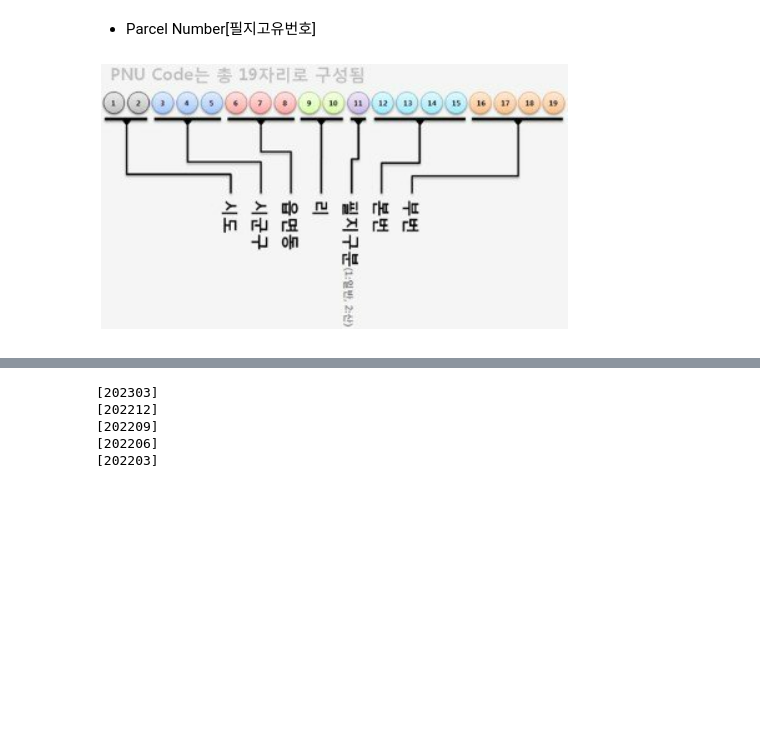
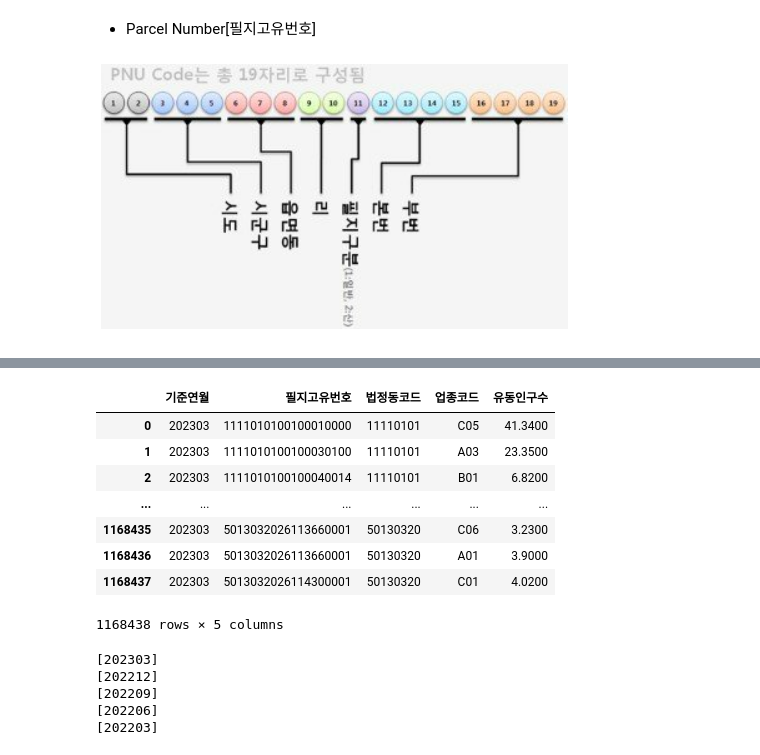
Before and after one commit to Gayeon6423/2023BigContest, a Jupyter notebook: [KCD_MARKET]_MERGE_AND_MAPPING.ipynb, the cells around one changed output, grey strips where cells are left out. Cells and saved outputs as stored; diff of their text form; code cells hidden in the pictures; blank space fills up the shorter version.

```diff
--- a/[KCD_MARKET]_MERGE_AND_MAPPING.ipynb
+++ b/[KCD_MARKET]_MERGE_AND_MAPPING.ipynb
@@ -552,3 +580,15 @@ for index, data in zip( list(range(len(field_directory[0:5]))), field_directory[
+# %%
+FLOW_DATA_LIST[4]
+# %% [output]
+|  | 기준연월 | 필지고유번호 | 법정동코드 | 업종코드 | 유동인구수 |
+| 0 | 202303 | 1111010100100010000 | 11110101 | C05 | 41.3400 |
+| 1 | 202303 | 1111010100100030100 | 11110101 | A03 | 23.3500 |
+| 2 | 202303 | 1111010100100040014 | 11110101 | B01 | 6.8200 |
+| ... | ... | ... | ... | ... | ... |
+| 1168435 | 202303 | 5013032026113660001 | 50130320 | C06 | 3.2300 |
+| 1168436 | 202303 | 5013032026113660001 | 50130320 | A01 | 3.9000 |
+| 1168437 | 202303 | 5013032026114300001 | 50130320 | C01 | 4.0200 |
+1168438 rows × 5 columns
 # %%
 # SNPPRICE_DATA_COPY = SNPPRICE_DATA_LIST*3
 # SNPPRICE_DATA = [element for element in SNPPRICE_DATA_COPY]
```
Also changed, not shown: parts of 56 cells of this notebook.
